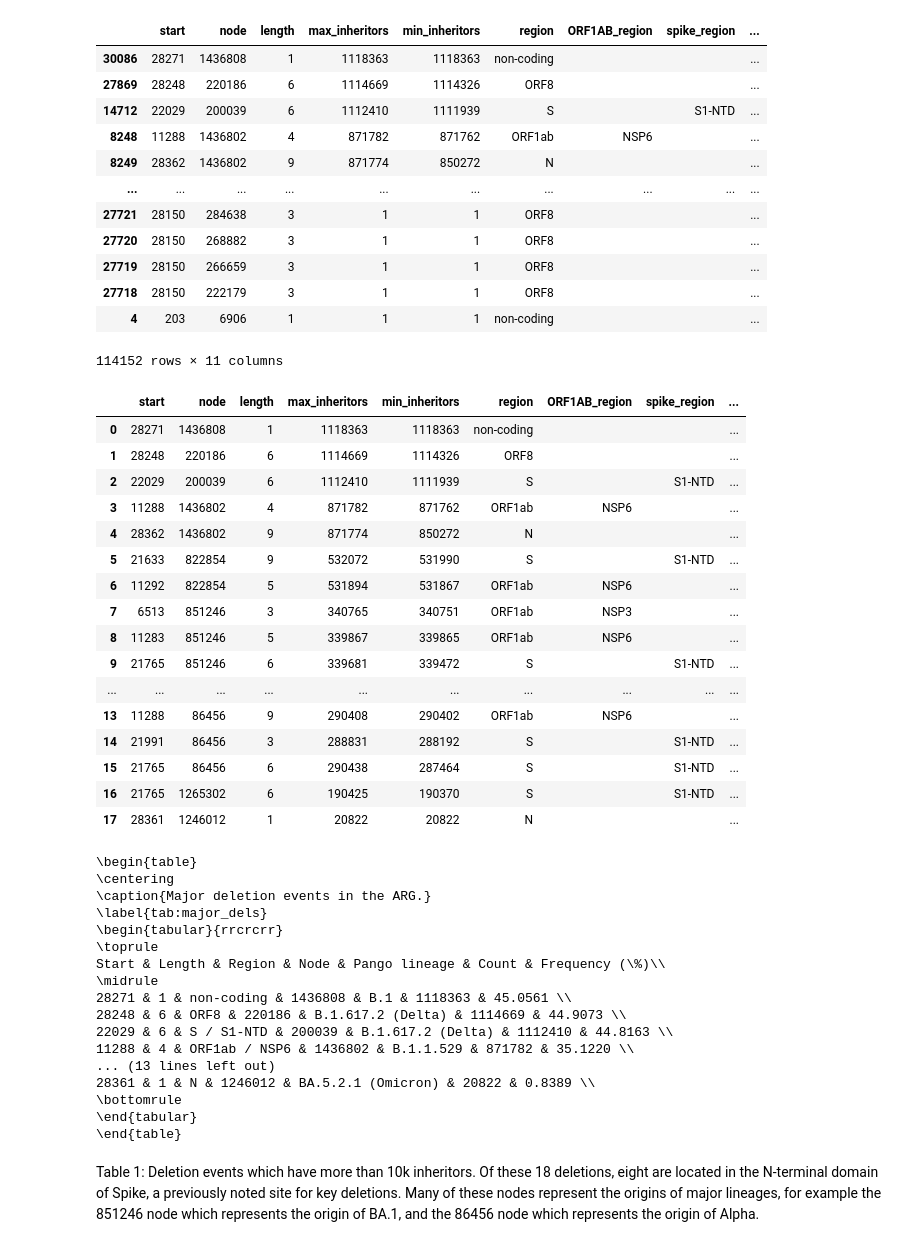
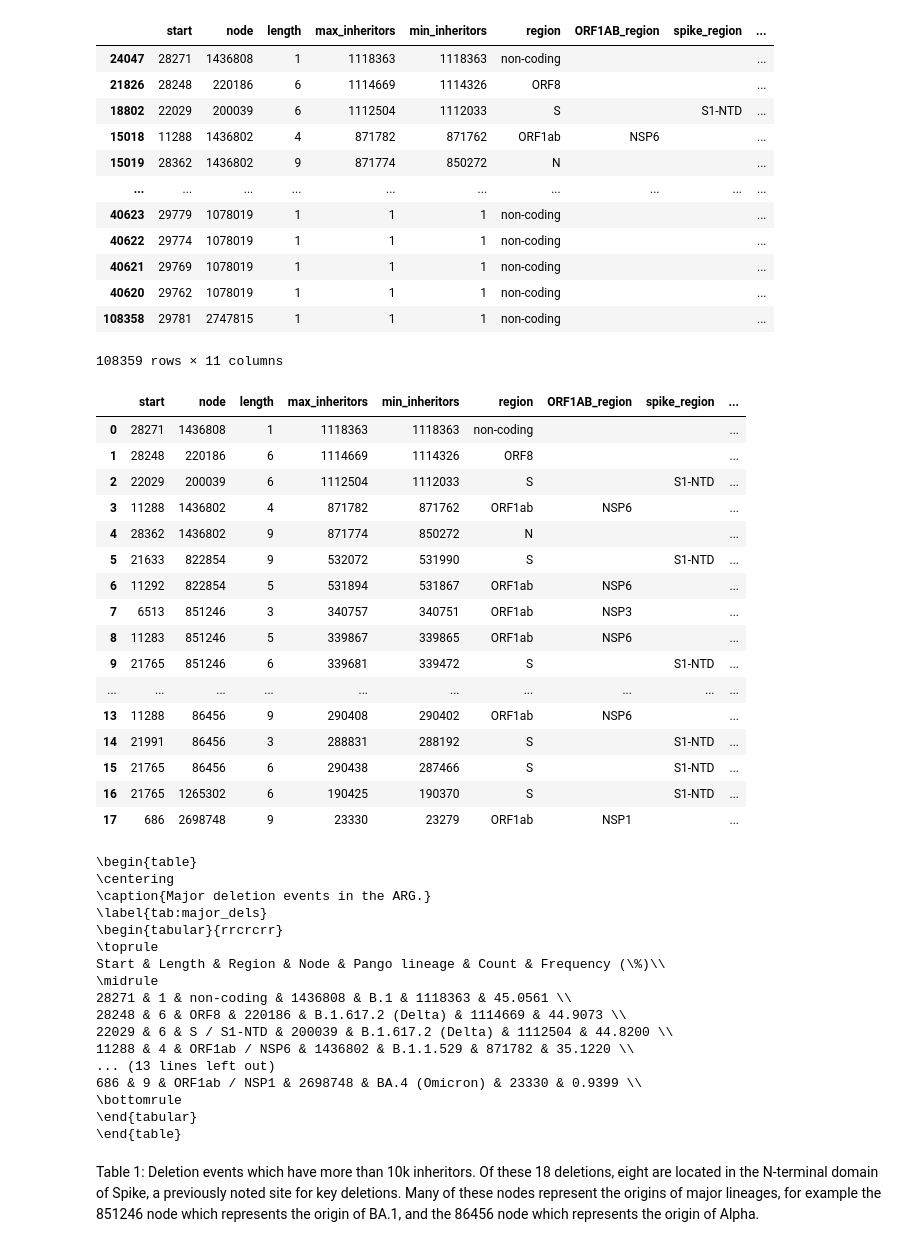
Before and after one commit to jeromekelleher/sc2ts-paper, a Jupyter notebook: notebooks/tab_deletions.ipynb, the cells around one changed output. Saved outputs shown, nothing was run; the diff lists cells and outputs as text; code cells hidden in the pictures.

```diff
--- a/notebooks/tab_deletions.ipynb
+++ b/notebooks/tab_deletions.ipynb
@@ -75,29 +73,31 @@ ts = tszip.load(ts_file)
+# %%
+ts_file = data_dir / "sc2ts_viridian_v1.2.trees.tsz"
+ts = tszip.load(ts_file)
 # %%
-pp_dir = Path("../arg_postprocessing")
-events_file = pp_dir / "sc2ts_v1_2023-02-21_pr_pp_mp_aph_bps_pango_dated_deletion_events.csv"
+events_file = data_dir / "deletion_events.csv"
 events_df = pd.read_csv(events_file, index_col=0)
 events_df["region"] = events_df["start"].apply(get_genome_region)
 events_df["ORF1AB_region"] = events_df["start"].apply(get_ORF1AB_region)
 events_df["spike_region"] = events_df["start"].apply(get_spike_domain)
 events_df["pango"] = events_df["node"].apply(lambda x: ts.node(x).metadata["pango"])
 events_df["deletion"] = events_df.apply(lambda row: tuple(range(row["start"], row["start"] + row["length"])), axis=1)
 events_df["sc2ts_freq"] = np.round(events_df["max_inheritors"] / ts.num_samples * 100, decimals=4)
 events_df = events_df.sort_values(by="min_inheritors", ascending=False)
 events_df
 # %% [output]
 |  | start | node | length | max_inheritors | min_inheritors | region | ORF1AB_region | spike_region | ... |
-| 30086 | 28271 | 1436808 | 1 | 1118363 | 1118363 | non-coding |  |  | ... |
-| 27869 | 28248 | 220186 | 6 | 1114669 | 1114326 | ORF8 |  |  | ... |
-| 14712 | 22029 | 200039 | 6 | 1112410 | 1111939 | S |  | S1-NTD | ... |
-| 8248 | 11288 | 1436802 | 4 | 871782 | 871762 | ORF1ab | NSP6 |  | ... |
-| 8249 | 28362 | 1436802 | 9 | 871774 | 850272 | N |  |  | ... |
+| 24047 | 28271 | 1436808 | 1 | 1118363 | 1118363 | non-coding |  |  | ... |
+| 21826 | 28248 | 220186 | 6 | 1114669 | 1114326 | ORF8 |  |  | ... |
+| 18802 | 22029 | 200039 | 6 | 1112504 | 1112033 | S |  | S1-NTD | ... |
+| 15018 | 11288 | 1436802 | 4 | 871782 | 871762 | ORF1ab | NSP6 |  | ... |
+| 15019 | 28362 | 1436802 | 9 | 871774 | 850272 | N |  |  | ... |
 | ... | ... | ... | ... | ... | ... | ... | ... | ... | ... |
-| 27721 | 28150 | 284638 | 3 | 1 | 1 | ORF8 |  |  | ... |
-| 27720 | 28150 | 268882 | 3 | 1 | 1 | ORF8 |  |  | ... |
-| 27719 | 28150 | 266659 | 3 | 1 | 1 | ORF8 |  |  | ... |
-| 27718 | 28150 | 222179 | 3 | 1 | 1 | ORF8 |  |  | ... |
-| 4 | 203 | 6906 | 1 | 1 | 1 | non-coding |  |  | ... |
+| 40623 | 29779 | 1078019 | 1 | 1 | 1 | non-coding |  |  | ... |
+| 40622 | 29774 | 1078019 | 1 | 1 | 1 | non-coding |  |  | ... |
+| 40621 | 29769 | 1078019 | 1 | 1 | 1 | non-coding |  |  | ... |
+| 40620 | 29762 | 1078019 | 1 | 1 | 1 | non-coding |  |  | ... |
+| 108358 | 29781 | 2747815 | 1 | 1 | 1 | non-coding |  |  | ... |
-114152 rows × 11 columns
+108359 rows × 11 columns
 # %%
 major_events_df = events_df[events_df["max_inheritors"] >= 10_000].reset_index(drop=True)
 major_events_df
@@ -105,20 +105,20 @@ major_events_df
 |  | start | node | length | max_inheritors | min_inheritors | region | ORF1AB_region | spike_region | ... |
 | 0 | 28271 | 1436808 | 1 | 1118363 | 1118363 | non-coding |  |  | ... |
 | 1 | 28248 | 220186 | 6 | 1114669 | 1114326 | ORF8 |  |  | ... |
-| 2 | 22029 | 200039 | 6 | 1112410 | 1111939 | S |  | S1-NTD | ... |
+| 2 | 22029 | 200039 | 6 | 1112504 | 1112033 | S |  | S1-NTD | ... |
 | 3 | 11288 | 1436802 | 4 | 871782 | 871762 | ORF1ab | NSP6 |  | ... |
 | 4 | 28362 | 1436802 | 9 | 871774 | 850272 | N |  |  | ... |
 | 5 | 21633 | 822854 | 9 | 532072 | 531990 | S |  | S1-NTD | ... |
 | 6 | 11292 | 822854 | 5 | 531894 | 531867 | ORF1ab | NSP6 |  | ... |
-| 7 | 6513 | 851246 | 3 | 340765 | 340751 | ORF1ab | NSP3 |  | ... |
+| 7 | 6513 | 851246 | 3 | 340757 | 340751 | ORF1ab | NSP3 |  | ... |
 | 8 | 11283 | 851246 | 5 | 339867 | 339865 | ORF1ab | NSP6 |  | ... |
 | 9 | 21765 | 851246 | 6 | 339681 | 339472 | S |  | S1-NTD | ... |
 | ... | ... | ... | ... | ... | ... | ... | ... | ... | ... |
 | 13 | 11288 | 86456 | 9 | 290408 | 290402 | ORF1ab | NSP6 |  | ... |
 | 14 | 21991 | 86456 | 3 | 288831 | 288192 | S |  | S1-NTD | ... |
-| 15 | 21765 | 86456 | 6 | 290438 | 287464 | S |  | S1-NTD | ... |
+| 15 | 21765 | 86456 | 6 | 290438 | 287466 | S |  | S1-NTD | ... |
 | 16 | 21765 | 1265302 | 6 | 190425 | 190370 | S |  | S1-NTD | ... |
-| 17 | 28361 | 1246012 | 1 | 20822 | 20822 | N |  |  | ... |
+| 17 | 686 | 2698748 | 9 | 23330 | 23279 | ORF1ab | NSP1 |  | ... |
 # %%
 who_pango = {
     "B.1.1.7": "B.1.1.7 (Alpha)",
@@ -165,10 +165,10 @@ Start & Length & Region & Node & Pango lineage & Count & Frequency (\%)\\
 \midrule
 28271 & 1 & non-coding & 1436808 & B.1 & 1118363 & 45.0561 \\
 28248 & 6 & ORF8 & 220186 & B.1.617.2 (Delta) & 1114669 & 44.9073 \\
-22029 & 6 & S / S1-NTD & 200039 & B.1.617.2 (Delta) & 1112410 & 44.8163 \\
+22029 & 6 & S / S1-NTD & 200039 & B.1.617.2 (Delta) & 1112504 & 44.8200 \\
 11288 & 4 & ORF1ab / NSP6 & 1436802 & B.1.1.529 & 871782 & 35.1220 \\
 ... (13 lines left out)
-28361 & 1 & N & 1246012 & BA.5.2.1 (Omicron) & 20822 & 0.8389 \\
+686 & 9 & ORF1ab / NSP1 & 2698748 & BA.4 (Omicron) & 23330 & 0.9399 \\
 \bottomrule
 \end{tabular}
 \end{table}
```
Also changed, not shown: parts of 15 cells of this notebook.
